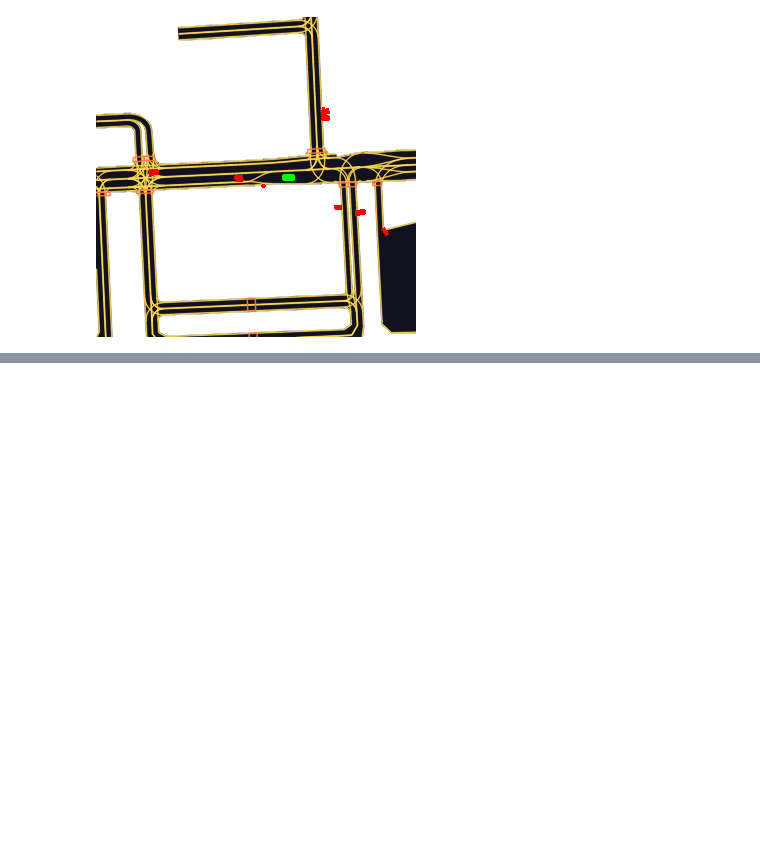
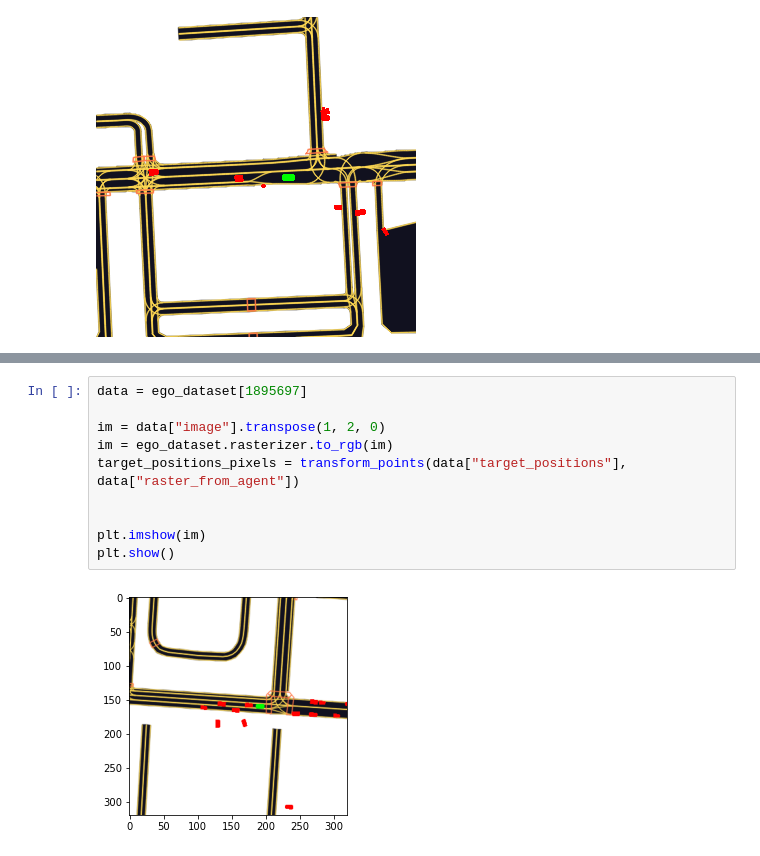
Before and after one commit to shuruiz/planning, a Jupyter notebook: scenario_intersection.ipynb, the cells around one changed output, grey strips where cells are left out. Drawn from its saved outputs; the diff is of its cells as text; blank space fills up the shorter version.

```diff
--- a/scenario_intersection.ipynb
+++ b/scenario_intersection.ipynb
@@ -128,0 +172,12 @@ len(tunring_scenes)
+# %%
+data = ego_dataset[1895697]
+
+im = data["image"].transpose(1, 2, 0)
+im = ego_dataset.rasterizer.to_rgb(im)
+target_positions_pixels = transform_points(data["target_positions"], data["raster_from_agent"])
+
+
+plt.imshow(im)
+plt.show()
+# %% [output]
+[figure, added]
```
Also changed, not shown: parts of 17 cells of this notebook.
